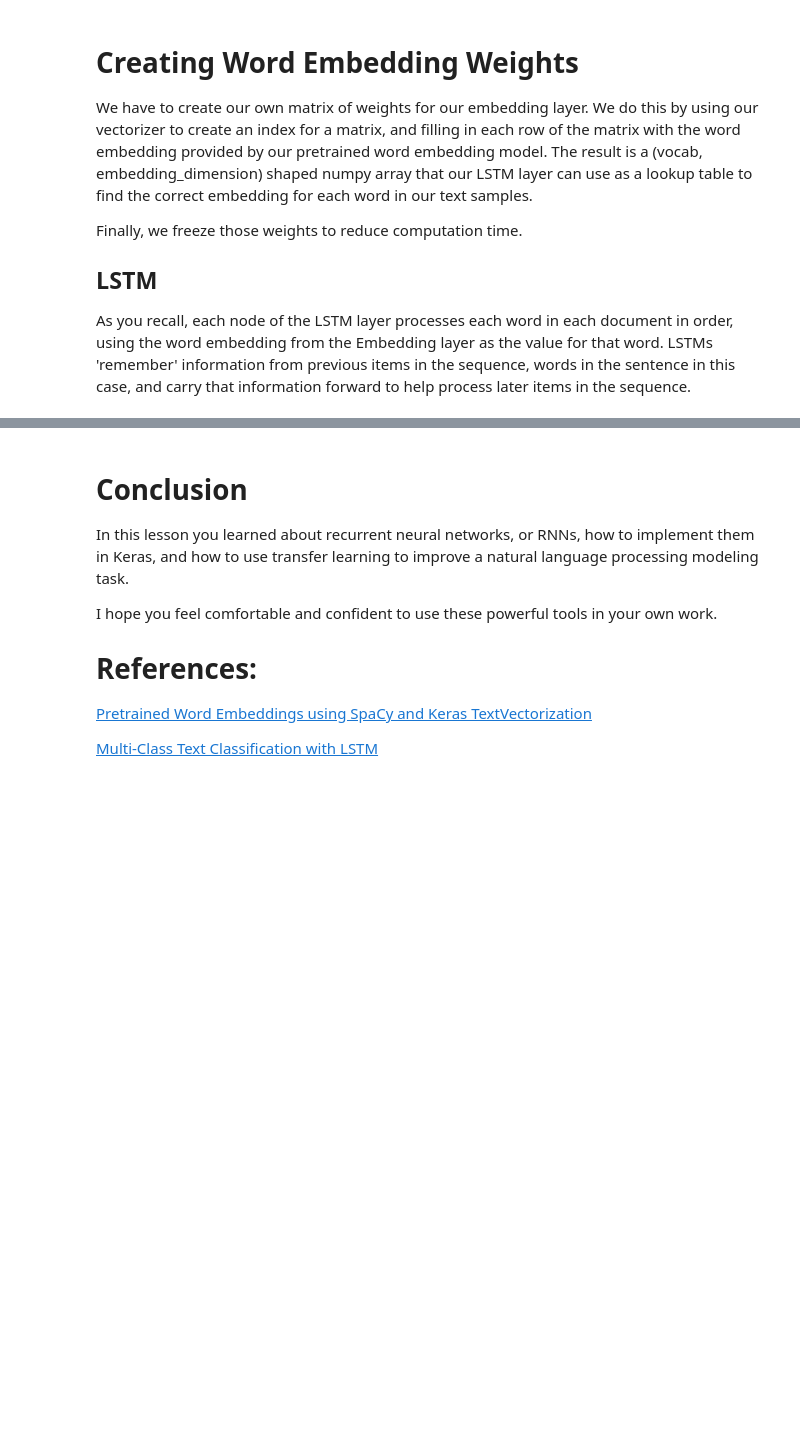
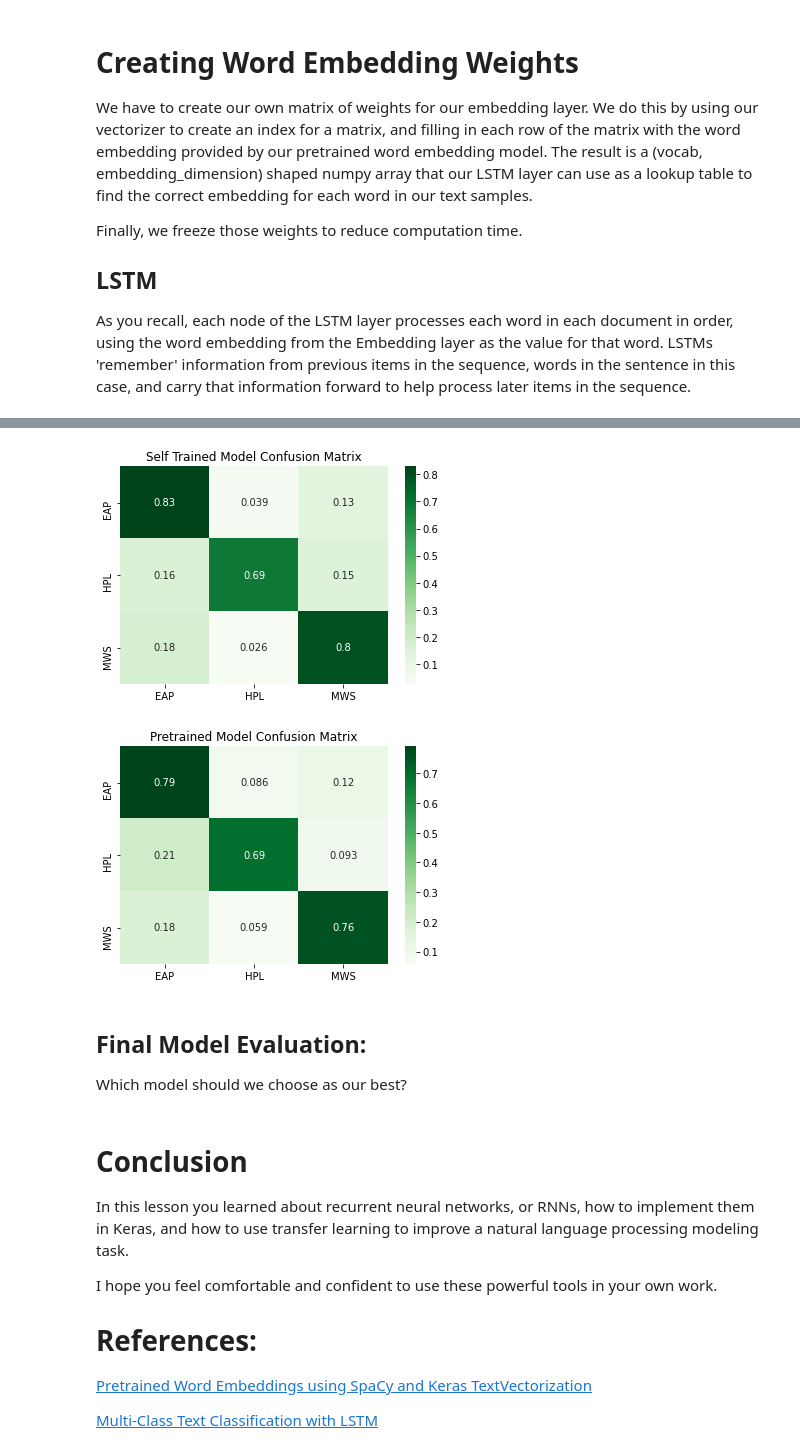
Before and after one commit to learn-co-students/011121-pt-ds, a Jupyter notebook: phase_4/advanced-nlp-rnns/RNNs_and_Word_Embeddings.ipynb, the cells around one changed output, grey strips where cells are left out. Saved outputs shown, nothing was run; the diff lists cells and outputs as text; code cells hidden in the pictures; blank space fills up the shorter version.

```diff
--- a/phase_4/advanced-nlp-rnns/RNNs_and_Word_Embeddings.ipynb
+++ b/phase_4/advanced-nlp-rnns/RNNs_and_Word_Embeddings.ipynb
@@ -91,2 +95,8 @@ from sklearn.preprocessing import LabelBinarizer, LabelEncoder
+# %%
+def confusion_plot(y_true, y_pred, labels=None):
+  conf = confusion_matrix(y_true, y_pred, normalize='true')
+  ax = sns.heatmap(conf, annot=True, xticklabels=labels, yticklabels=labels,
+                   cmap="Greens" )
+  return ax
 # %%
 
@@ -379,0 +561,17 @@ print(f'Accuracy of Pretrained Embedding model: {pretrained_score[1]}, Loss: {pr
+# %%
+# self_train_pred = np.argmax(self_train.predict(X_test), axis=1)
+# pretrain_pred = np.argmax(pretrain.predict(X_test), axis=1)
+# y_test1d = np.argmax(y_test, axis=1)
+
+ax1 = confusion_plot(y_test1d, self_train_pred, labels=encoder.classes_)
+ax1.set_title('Self Trained Model Confusion Matrix')
+plt.show()
+ax2 = confusion_plot(y_test1d, pretrain_pred, labels=encoder.classes_)
+ax2.set_title('Pretrained Model Confusion Matrix')
+plt.show()
+# %% [output]
+[figure, added]
+[figure, added]
+# %% [markdown]
+## Final Model Evaluation:
+Which model should we choose as our best?
```
Also changed, not shown: parts of 21 cells of this notebook, 3 other files.
